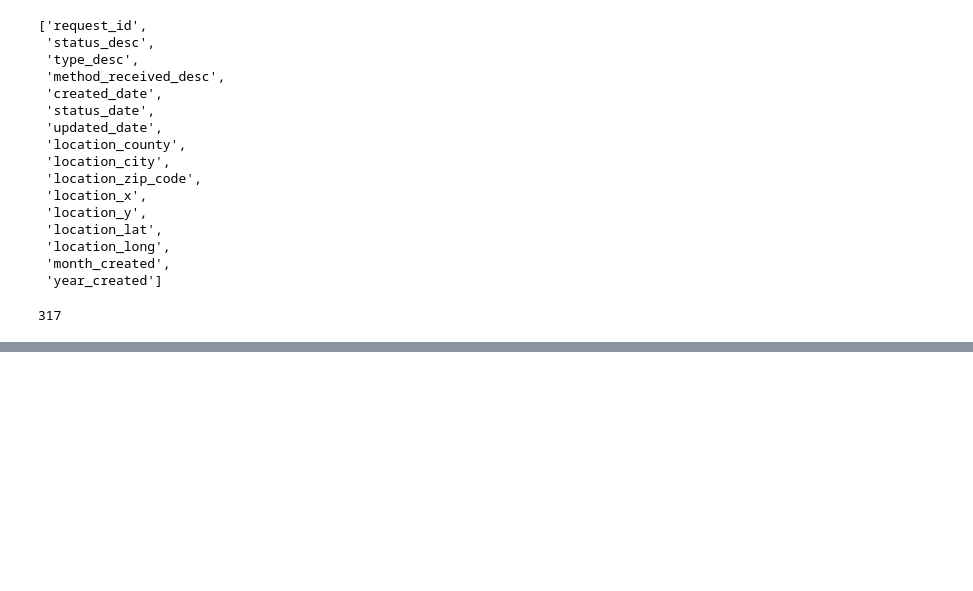
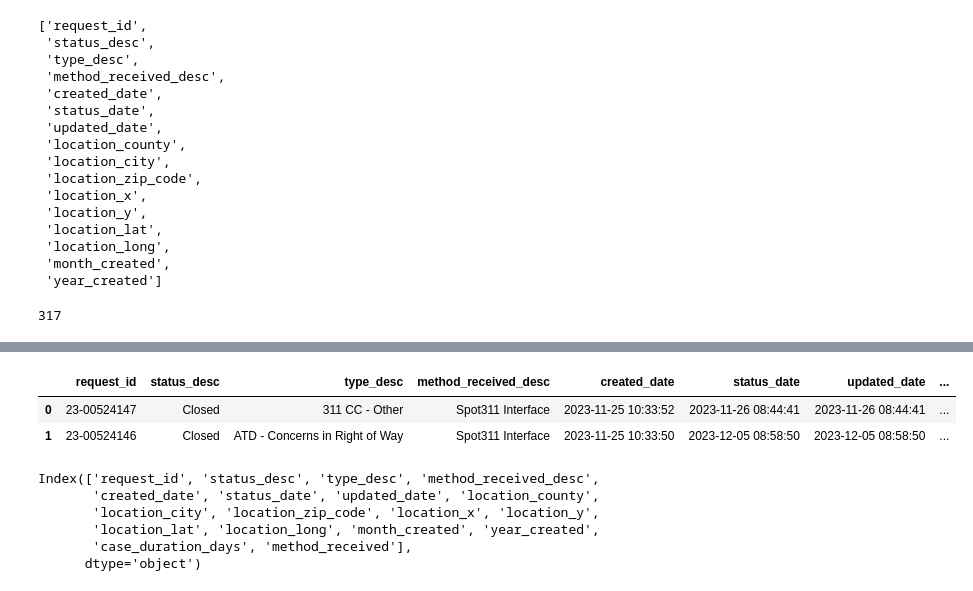
Before and after one commit to nadia-paz/apd311, a Jupyter notebook: notebooks/spark_transform.ipynb, the cells around one changed output, grey strips where cells are left out. Saved outputs shown, nothing was run; the diff lists cells and outputs as text; code cells hidden in the pictures; blank space fills up the shorter version.

```diff
--- a/notebooks/spark_transform.ipynb
+++ b/notebooks/spark_transform.ipynb
@@ -401,6 +401,21 @@ df = df.withColumn(
 |23-00524116|  Duplicate|APD - Vehicle Aba...|               Phone|2023-11-25 10:11:35|2024-01-09 11:12:03|2024-01-09 11:12:03|         TRAVIS|       Austin|            78704|3106243.17993381|1.006198 ...
 +-----------+-----------+--------------------+--------------------+-------------------+-------------------+-------------------+---------------+-------------+-----------------+----------------+-------- ...
 only showing top 20 rows
+# %%
+df = df.withColumn(
+    'method_received',
+    F.when((F.col('method_received_desc') == 'Mobile Created'), 'app')\
+    .when((F.col('method_received_desc') == 'Spot311 Interface'), 'app')\
+    .when((F.col('method_received_desc') == 'CSR - Follow On SR'), 'app')\
+    .when((F.col('method_received_desc') == 'PremierOne CSR Mob'), 'app')\
+    .when((F.col('method_received_desc') == 'Mobile Device'), 'app')\
+    .when((F.col('method_received_desc') =='Open311'), 'phone')\
+    .when((F.col('method_received_desc') =='Phone'), 'phone')\
+    .when((F.col('method_received_desc') =='E-Mail'), 'e-mail')\
+    .when((F.col('method_received_desc') =='Web'), 'web')\
+    .when((F.col('method_received_desc') =='External Interface'), 'web')\
+    .otherwise('other')
+)
 # %%
 df.schema.names
 # %% [output]
@@ -427,0 +475,8 @@ df.select('type_desc').distinct().count()
+# %%
+df = df.withColumn(
+    'case_duration_days',
+    F.datediff(
+        F.to_date(F.col('status_date')),
+        F.to_date(F.col('created_date'))
+        )
+)
@@ -427,0 +509,6 @@ df.select('type_desc').distinct().count()
+# %%
+df = df.withColumn(
+    'case_duration_days',
+    F.when(F.col('status_desc') == 'Closed', F.col('case_duration_days'))\
+    .otherwise(None)
+)
@@ -427,0 +542,11 @@ df.select('type_desc').distinct().count()
+# %%
+df_pandas = spark.sql("""
+        SELECT *
+        FROM df
+        LIMIT 100
+    """).toPandas()
+df_pandas.head(2)
+# %% [output]
+|  | request_id | status_desc | type_desc | method_received_desc | created_date | status_date | updated_date | ... |
+| 0 | 23-00524147 | Closed | 311 CC - Other | Spot311 Interface | 2023-11-25 10:33:52 | 2023-11-26 08:44:41 | 2023-11-26 08:44:41 | ... |
+| 1 | 23-00524146 | Closed | ATD - Concerns in Right of Way | Spot311 Interface | 2023-11-25 10:33:50 | 2023-12-05 08:58:50 | 2023-12-05 08:58:50 | ... |
@@ -427,0 +556,9 @@ df.select('type_desc').distinct().count()
+# %%
+df_pandas.columns
+# %% [output]
+Index(['request_id', 'status_desc', 'type_desc', 'method_received_desc',
+       'created_date', 'status_date', 'updated_date', 'location_county',
+       'location_city', 'location_zip_code', 'location_x', 'location_y',
+       'location_lat', 'location_long', 'month_created', 'year_created',
+       'case_duration_days', 'method_received'],
+      dtype='object')
```
Also changed, not shown: parts of 9 cells of this notebook, 1 other file.
